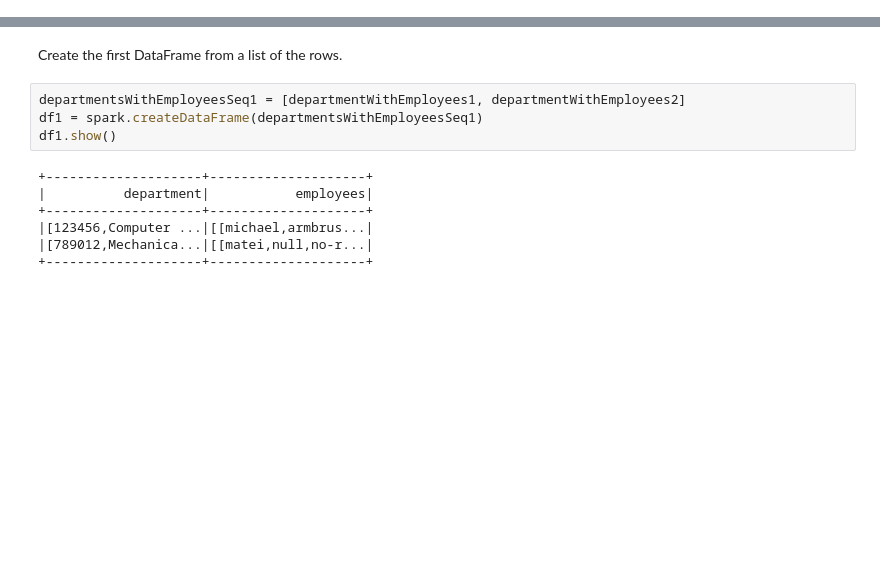
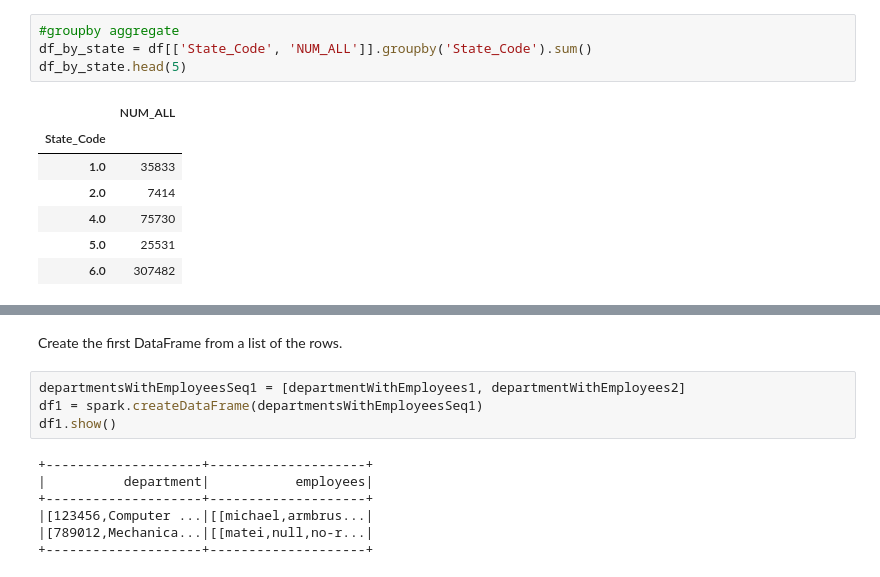
Before and after one commit to ASvyatkovskiy/BigDataCourse, a Jupyter notebook: 3_DataFramesSQL/DataFrames.ipynb, the cells around one changed output, grey strips where cells are left out. Drawn from its saved outputs; the diff is of its cells as text; blank space fills up the shorter version.

```diff
--- a/3_DataFramesSQL/DataFrames.ipynb
+++ b/3_DataFramesSQL/DataFrames.ipynb
@@ -0,0 +68,12 @@
+# %%
+#groupby aggregate
+df_by_state = df[['State_Code', 'NUM_ALL']].groupby('State_Code').sum()
+df_by_state.head(5)
+# %% [output]
+|  | NUM_ALL |
+| State_Code |  |
+| 1.0 | 35833 |
+| 2.0 | 7414 |
+| 4.0 | 75730 |
+| 5.0 | 25531 |
+| 6.0 | 307482 |
```
Also changed, not shown: parts of 46 cells of this notebook.
